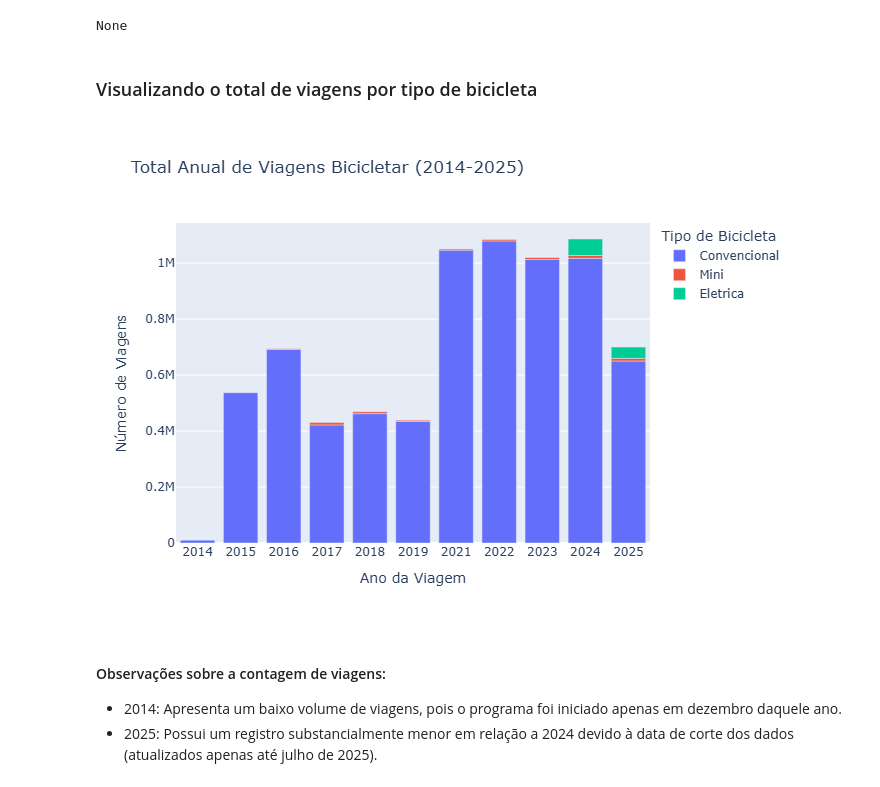
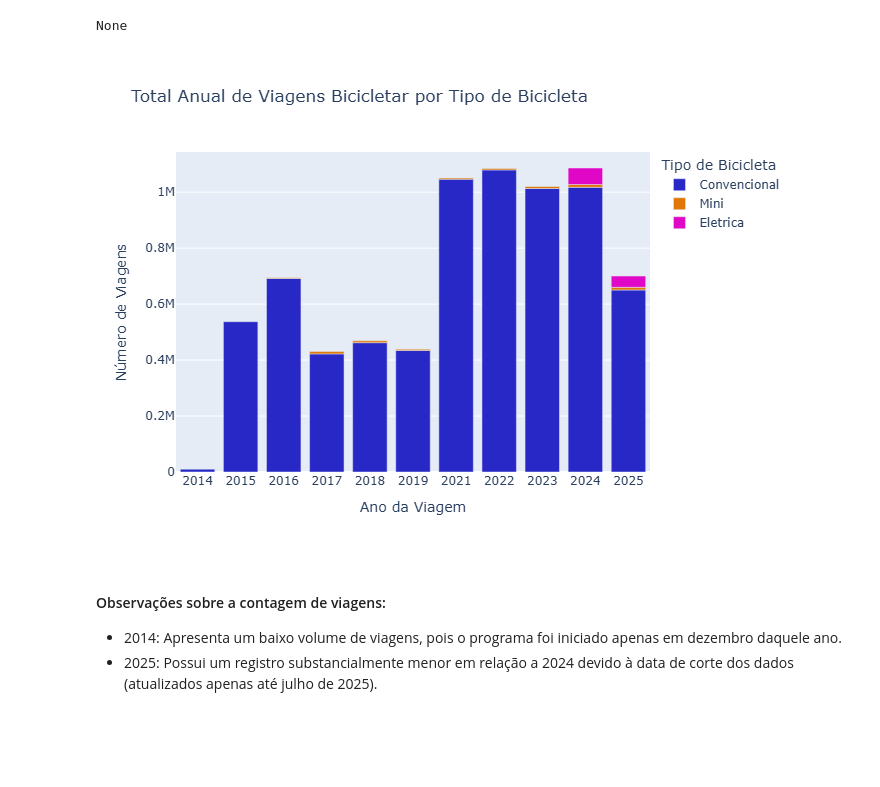
Before and after one commit to celiolmartins55/Analise-Bicicletar-2014-2025, a Jupyter notebook: Análise.ipynb, the cells around one changed output. Saved outputs shown, nothing was run; the diff lists cells and outputs as text; code cells hidden in the pictures; blank space fills up the shorter version.

```diff
--- a/Análise.ipynb
+++ b/Análise.ipynb
@@ -82,23 +75,24 @@ Data columns (total 12 columns):
 dtypes: datetime64[us](1), int64(4), object(2), str(5)
 memory usage: 906.8+ MB
 None
-# %% [markdown]
-### Visualizando o total de viagens por tipo de bicicleta
 # %%
+# Visualizando o total de viagens por tipo de bicicleta
+
 viagens_ano_tipo = dados_total.groupby(['AnoViagem', 'TipoBicicleta']).size().reset_index(name='Quantidade') # Agrupando antes para evitar alto consumo de memória
 
 grafico1 =px.bar(
     viagens_ano_tipo,
     x='AnoViagem',
     y='Quantidade',
     color='TipoBicicleta',
-    title='Total Anual de Viagens Bicicletar (2014-2025)',
-    labels={'AnoViagem': 'Ano da Viagem', 'Quantidade': 'Número de Viagens', 'TipoBicicleta': 'Tipo de Bicicleta'}
+    title='Total Anual de Viagens Bicicletar por Tipo de Bicicleta',
+    labels={'AnoViagem': 'Ano da Viagem', 'Quantidade': 'Número de Viagens', 'TipoBicicleta': 'Tipo de Bicicleta'},
+    color_discrete_sequence=['#2828c7', '#e07707', '#e007c7']
 )
 
-grafico1.show(renderer="png")
+grafico1.show(renderer="png") # Exibir o gráfico de forma que seja possível visualizar no GitHub
 # %% [output]
-[figure, old version]
+[figure, new version]
 # %% [markdown]
 #### Observações sobre a contagem de viagens:
 - 2014: Apresenta um baixo volume de viagens, pois o programa foi iniciado apenas em dezembro daquele ano.
```
Also changed, not shown: parts of 19 cells of this notebook, 1 other file.
